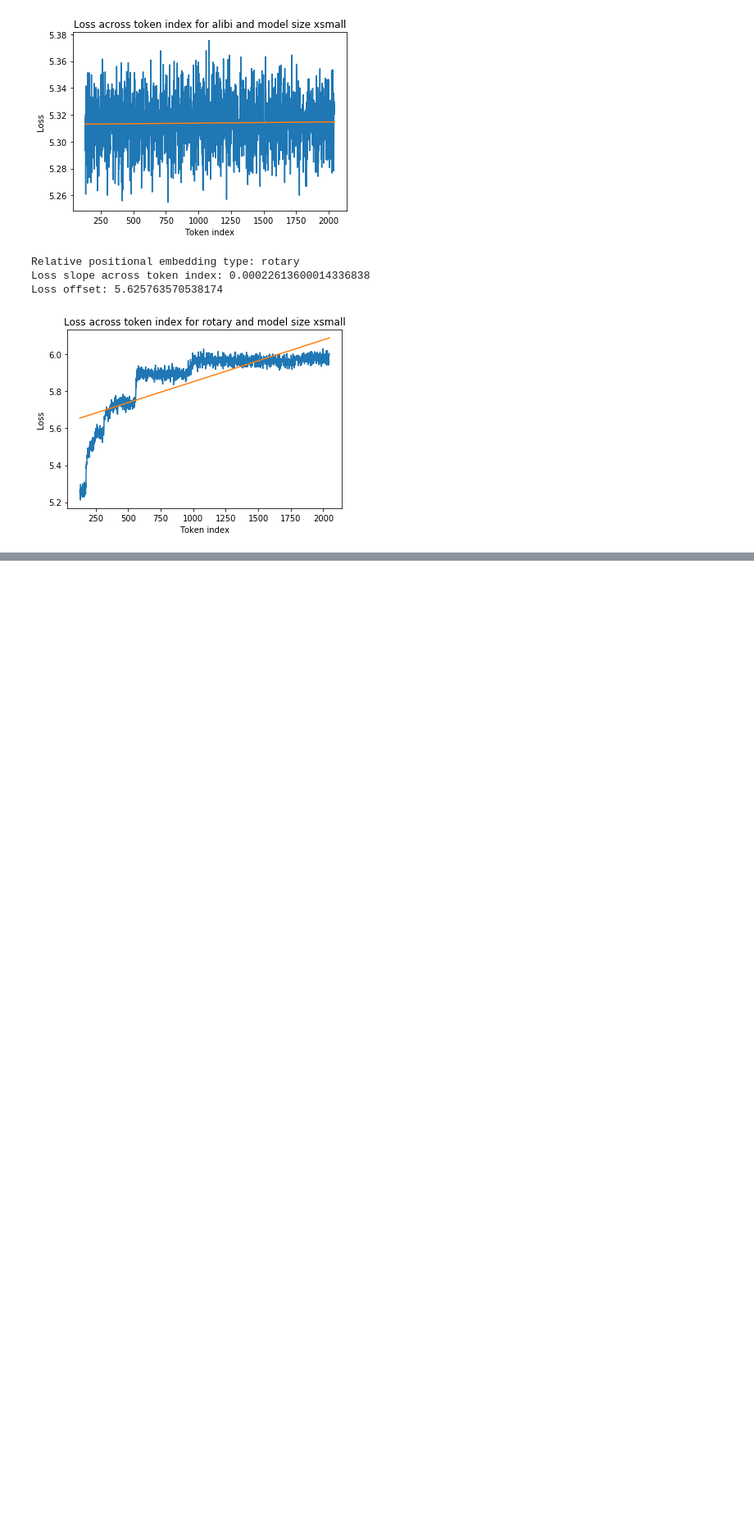
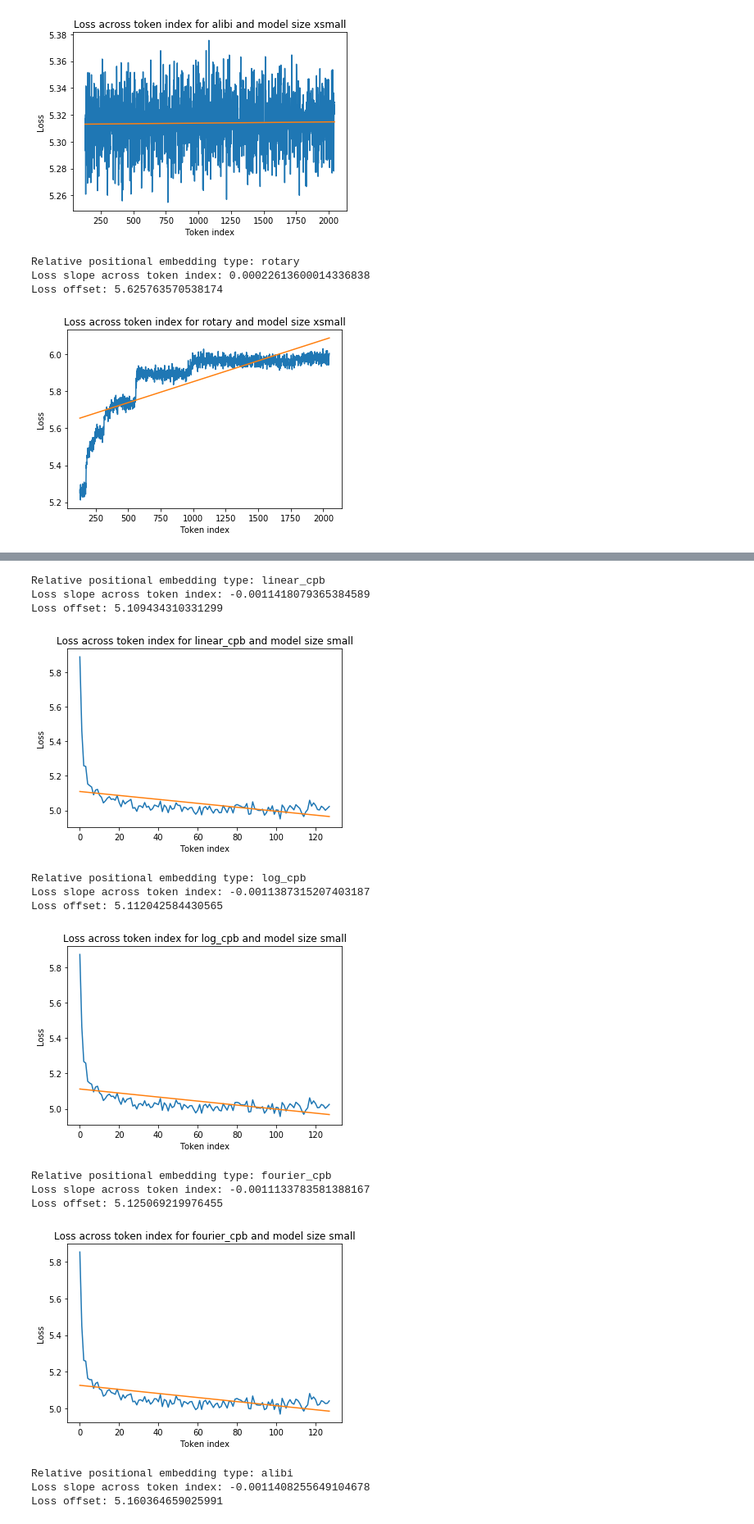
Before and after one commit to bob80333/investigating_extrapolation, a Jupyter notebook: tokenwise_losses.ipynb, the cells around one changed output, grey strips where cells are left out. Shown at 82% size. Saved outputs shown, nothing was run; the diff lists cells and outputs as text; code cells hidden in the pictures; blank space fills up the shorter version.

```diff
--- a/tokenwise_losses.ipynb
+++ b/tokenwise_losses.ipynb
@@ -82,0 +139,22 @@ FileNotFoundError: [Errno 2] No such file or directory: 'results_relative/result
+# %%
+display_best_fit_128("small", "linear_cpb")
+display_best_fit_128("small", "log_cpb")
+display_best_fit_128("small", "fourier_cpb")
+display_best_fit_128("small", "alibi")
+display_best_fit_128("small", "rotary")
+# %% [output]
+Relative positional embedding type: linear_cpb
+Loss slope across token index: -0.0011418079365384589
+Loss offset: 5.109434310331299
+[figure, added]
+Relative positional embedding type: log_cpb
+Loss slope across token index: -0.0011387315207403187
+Loss offset: 5.112042584430565
+[figure, added]
+Relative positional embedding type: fourier_cpb
+Loss slope across token index: -0.0011133783581388167
+Loss offset: 5.125069219976455
+[figure, added]
+Relative positional embedding type: alibi
+Loss slope across token index: -0.0011408255649104678
+Loss offset: 5.160364659025991
```
Also changed, not shown: parts of 6 cells of this notebook.
